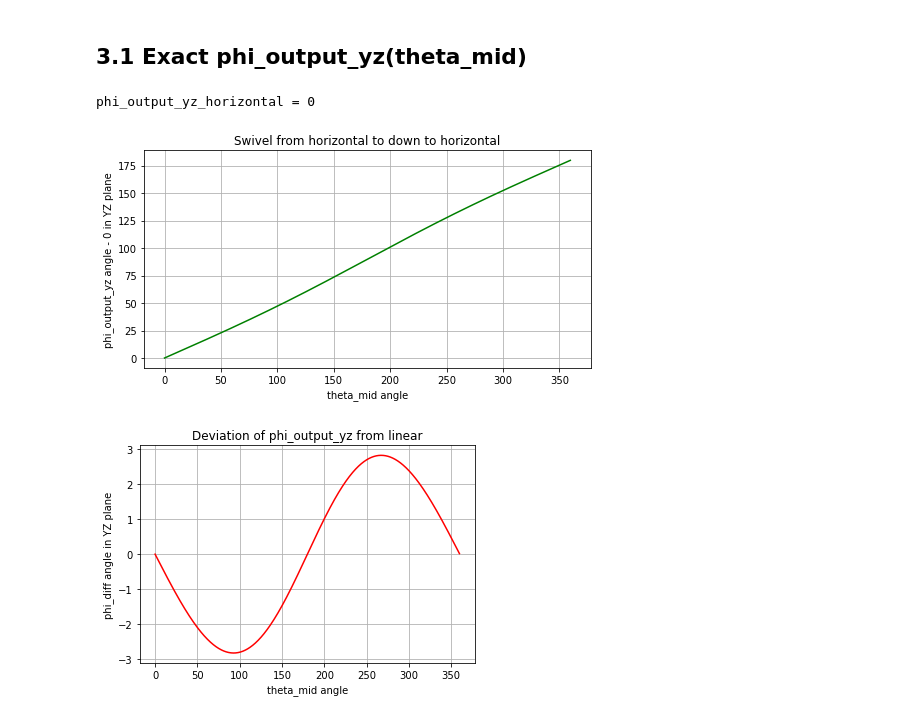
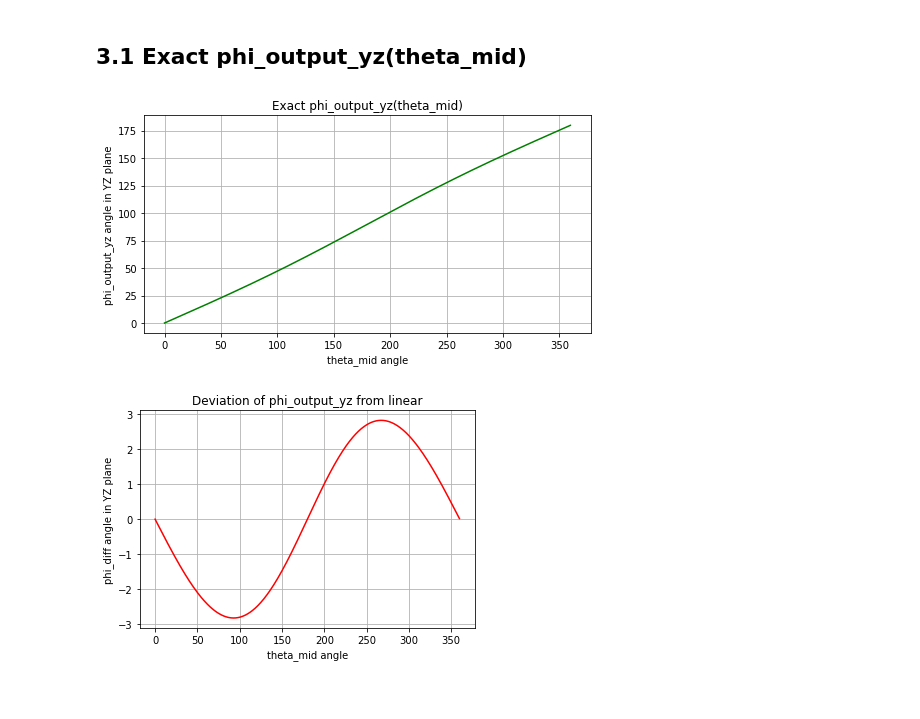
Before and after one commit to erkooi/swivel, a Jupyter notebook: python/swivel.ipynb, the cells around one changed output. Saved outputs shown, nothing was run; the diff lists cells and outputs as text; code cells hidden in the pictures.

```diff
--- a/python/swivel.ipynb
+++ b/python/swivel.ipynb
@@ -175,23 +167,21 @@ Conclusion:
 # thrust vector (t_vector) to determine swivel pointing, because:
 # . phi_output_yz = fAngleYZ(t_vector) = fAngleYZ(p_vector)
 # . theta_output_zx = theta_output_horizontal + fAngleXR(t_vector) = fAngleZX(t_vector in ZX plane)
-theta_mid_arr = np.linspace(0, N_degrees, N_points, endpoint=False)
+theta_mid_arr = np.linspace(0, N_degrees, N_points, endpoint=False)  # + sw.c_theta_mid_eps
 
-phi_output_yz_arr = np.zeros(N_points)
-theta_output_zx_arr = np.zeros(N_points)
+# Do analysis with InputTube YZ angle that yields phi_output_yz_exact_arr[theta_mid = 0] = 0
+phi_input_yz_for_analysis = sw.PhiInputYzForAnalysis()
+phi_output_yz_for_analysis = sw.PhiOutputYzForAnalysis()  # = 0
+t_vector_list = sw.SwivelThrustVectorsList(x_input, x_mid, x_output, alpha_tilt,
+                                           [phi_input_yz_for_analysis] * N_points, theta_mid_arr)
+phi_output_yz_exact_arr = la.toAngleArr360(la.fAngleArrYZ(t_vector_list))
+theta_output_zx_exact_arr = theta_output_zx_horizontal + la.toAngleArr360(la.fAngleArrXR(t_vector_list))
 
-for T in range(N_points):
-    t_vector = sw.SwivelThrustVector_Gonio(x_input, x_mid, x_output, phi_input_yz_horizontal, theta_mid_arr[T], alpha_tilt)
-    phi_output_yz_arr[T] = la.toAngle360(la.fAngleYZ(t_vector))
-    theta_output_zx_arr[T] = theta_output_zx_horizontal + la.toAngle360(la.fAngleXR(t_vector))
-
-# replace phi_output_arr[theta_mid = 0] = NaN, when OutputTube is horizontal at x-axis (so z/y = 0/0)
-print('phi_input_yz_horizontal    = %.0f' % phi_input_yz_horizontal)
-print('phi_output_yz_horizontal   = %.0f' % phi_output_yz_horizontal)
-print('phi_input_yz_vertical      = %.0f' % phi_input_yz_vertical)
-print('phi_output_yz_vertical     = %.0f' % phi_output_yz_vertical)
+# replace phi_output_yz_exact_arr[theta_mid = 0] = nan, when OutputTube is horizontal at x-axis (so z/y = 0/0)
+print('phi_input_yz_for_analysis  = %.0f' % phi_input_yz_for_analysis)
+print('phi_output_yz_for_analysis = %.0f' % phi_output_yz_for_analysis)
 print('')
-print('phi_output_yz_arr = ', phi_output_yz_arr)
-print('np.isnan(phi_output_yz_arr) = ', np.isnan(phi_output_yz_arr))
-phi_output_yz_arr[np.isnan(phi_output_yz_arr)] = phi_output_yz_horizontal
+print('phi_output_yz_exact_arr = ', phi_output_yz_exact_arr)
+print('np.isnan(phi_output_yz_exact_arr) = ', np.isnan(phi_output_yz_exact_arr))
+phi_output_yz_exact_arr[np.isnan(phi_output_yz_exact_arr)] = phi_output_yz_for_analysis
 # %% [output]
@@ -210,22 +198,20 @@ np.isnan(phi_output_yz_arr) =  [ True False False ... False False False]
 # %%
 # phi_output_yz angle in YZ plane as function of theta_mid
 # . analyse linearity to see if a linear approximation is sufficiently
 #   accurate --> diff_arr is too large
 # . check symmetry to see if a smaller lookup table is possible to
 #   lookup phi_output_yz from theta_mid --> diff_arr is exactly
 #   symmetrical over 0 to 360 around theta_mid = 180
-print('phi_output_yz_horizontal = %.0f' % phi_output_yz_horizontal)
 fig = plt.figure(figsize=(8, 4))  # width, height in inches
-plt.plot(theta_mid_arr, phi_output_yz_arr - phi_output_yz_horizontal, 'g-')
-plt.title('Swivel from horizontal to ' + output_tube_pointing + ' to horizontal')
+plt.plot(theta_mid_arr, phi_output_yz_exact_arr, 'g-')
+plt.title('Exact phi_output_yz(theta_mid)')
 plt.xlabel('theta_mid angle')
-plt.ylabel('phi_output_yz angle - %d in YZ plane' % phi_output_yz_horizontal)
+plt.ylabel('phi_output_yz angle in YZ plane')
 plt.grid()
 # save figure: phi_output_yz(theta_mid)
 filename = os.path.normpath("../Pictures/phi_output_yz_as_function_of_theta_mid.jpg")
 plt.savefig(filename)
 # %% [output]
-phi_output_yz_horizontal = 0
-[figure, old version]
+[figure, new version]
 # %%
 # Deviation of phi_output_yz from linear part
```
Also changed, not shown: parts of 27 cells of this notebook, 4 other files.
